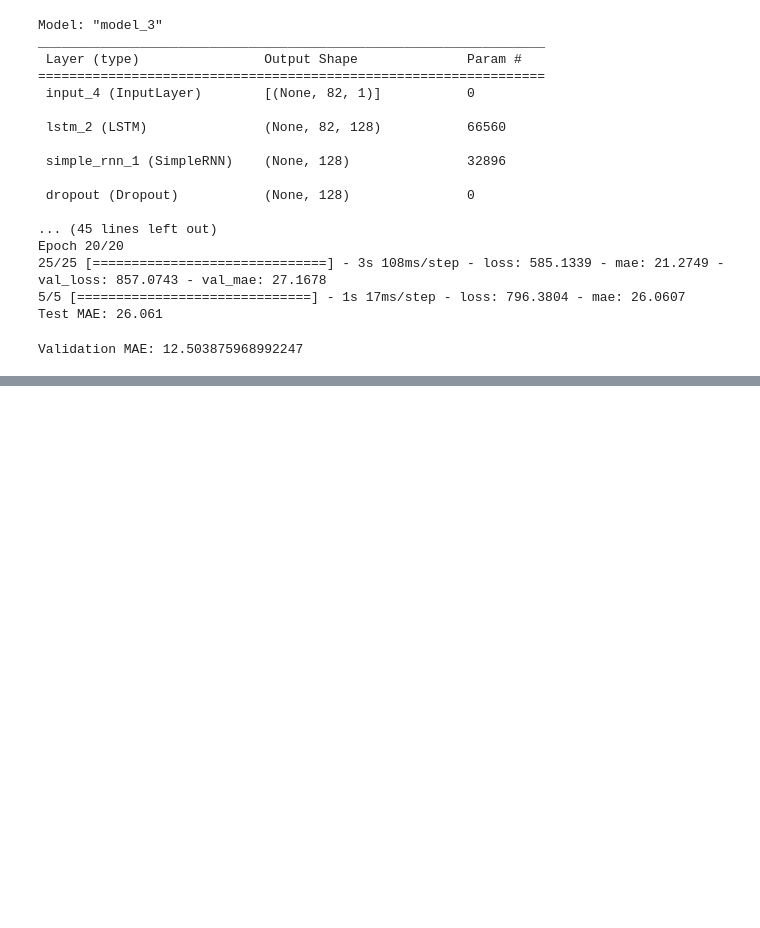
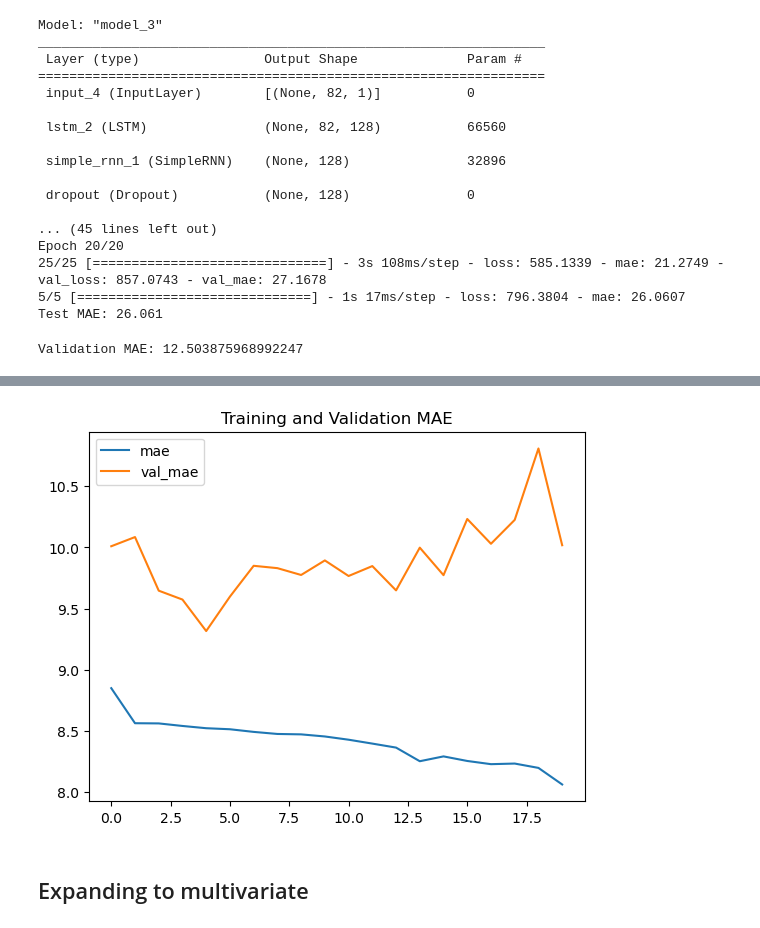
Before and after one commit to bishopcurtisj/DATA5630_Final_Project, a Jupyter notebook: src/deep_learning.ipynb, the cells around one changed output, grey strips where cells are left out. Drawn from its saved outputs; the diff is of its cells as text; code cells hidden in the pictures; blank space fills up the shorter version.

```diff
--- a/src/deep_learning.ipynb
+++ b/src/deep_learning.ipynb
@@ -179,0 +270,8 @@ spurs = spurs[(spurs['season']!=2012) &(spurs['season']<2020) & (spurs['season']
+# %%
+loss_df = pd.DataFrame(history.history)
+loss_df[['mae', 'val_mae']].plot(legend=True, title='Training and Validation MAE')
+plt.show()
+# %% [output]
+[figure, added]
+# %% [markdown]
+## Expanding to multivariate
```
Also changed, not shown: parts of 13 cells of this notebook, 11 other files.
